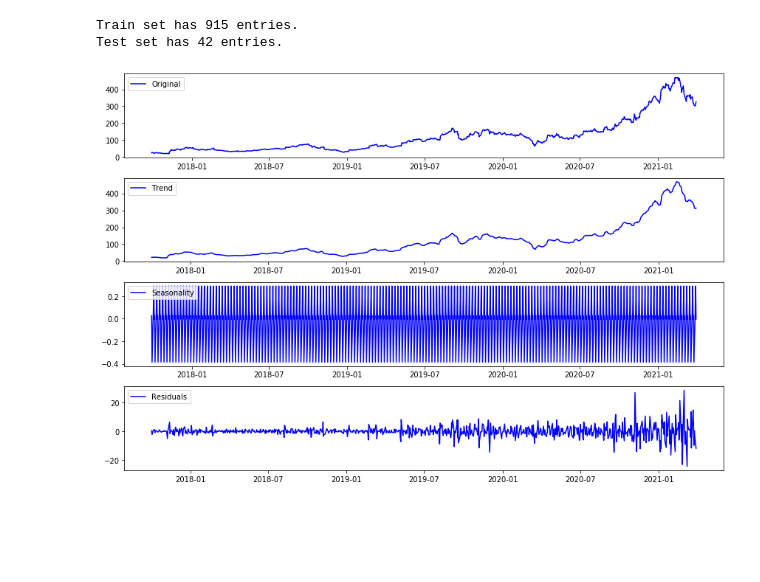
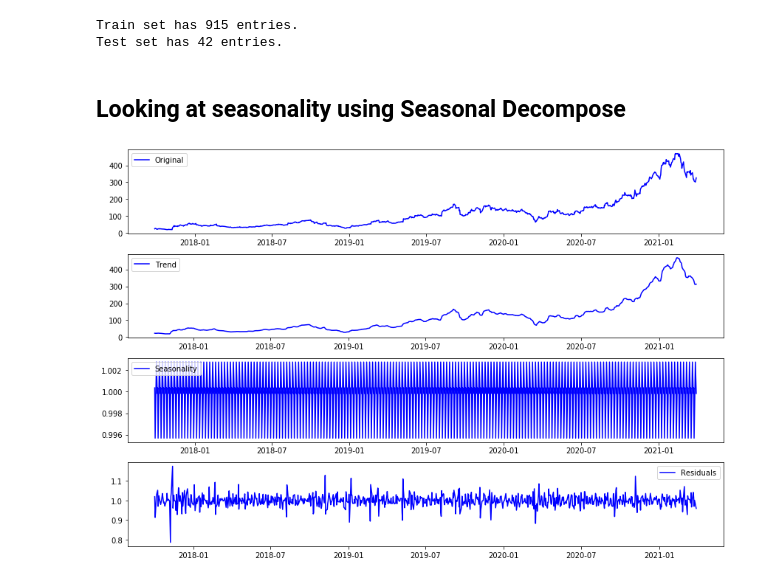
Before and after one commit to stevenkyle2013/Capstone, a Jupyter notebook: Main.ipynb, the cells around one changed output. Drawn from its saved outputs; the diff is of its cells as text; code cells hidden in the pictures; blank space fills up the shorter version.

```diff
--- a/Main.ipynb
+++ b/Main.ipynb
@@ -429,6 +618,9 @@ Final_df.head(75)
 Going to fill missing sentiment data by taking a gradient from last known sentiment to the next known sentiment.
 # %%
 Final_df['Sentiment_Score_LinearFill'] = Final_df['Sentiment_Score'].interpolate(method='linear')
+# %%
+# Making a logged closing cost since the data will most likely follow an exponential trend
+Final_df['Close_logged'] = np.log(Final_df['Close'])
 # %%
 Final_df.tail(5)
 # %% [output]
@@ -470,35 +675,37 @@ print('Test set has', len(Test),'entries.')
 # %% [output]
 Train set has 915 entries.
 Test set has 42 entries.
+# %% [markdown]
+## Looking at seasonality using Seasonal Decompose
 # %%
-# Taking the decomposition of Roku Stock
-decomposition = seasonal_decompose(Train['Close'])
+# Taking the decomposition of Roku Stock, the original plot sugests a multiplicative trend.
+decomposition = seasonal_decompose(Train['Close'], model='multiplicative')
 
 # Gathering and plotting the trend, seasonality, and residuals
 trend = decomposition.trend
 seasonal = decomposition.seasonal
 residual = decomposition.resid
 
 # Plotting the original data
 plt.figure(figsize=(12,8))
 plt.subplot(411)
 plt.plot(Train['Close'], label='Original', color='blue')
 plt.legend(loc='best')
 
 # Plotting the Trend of the data
 plt.subplot(412)
 plt.plot(trend, label='Trend', color='blue')
 plt.legend(loc='best')
 
 # Plotting the Seasonality of the data
 plt.subplot(413)
 plt.plot(seasonal,label='Seasonality', color='blue')
 plt.legend(loc='best')
 
 # Plotting the Residuals of the data
 plt.subplot(414)
 plt.plot(residual, label='Residuals', color='blue')
 plt.legend(loc='best')
 plt.tight_layout()
 # %% [output]
-[figure, old version]
+[figure, new version]
```
Also changed, not shown: parts of 43 cells of this notebook.
